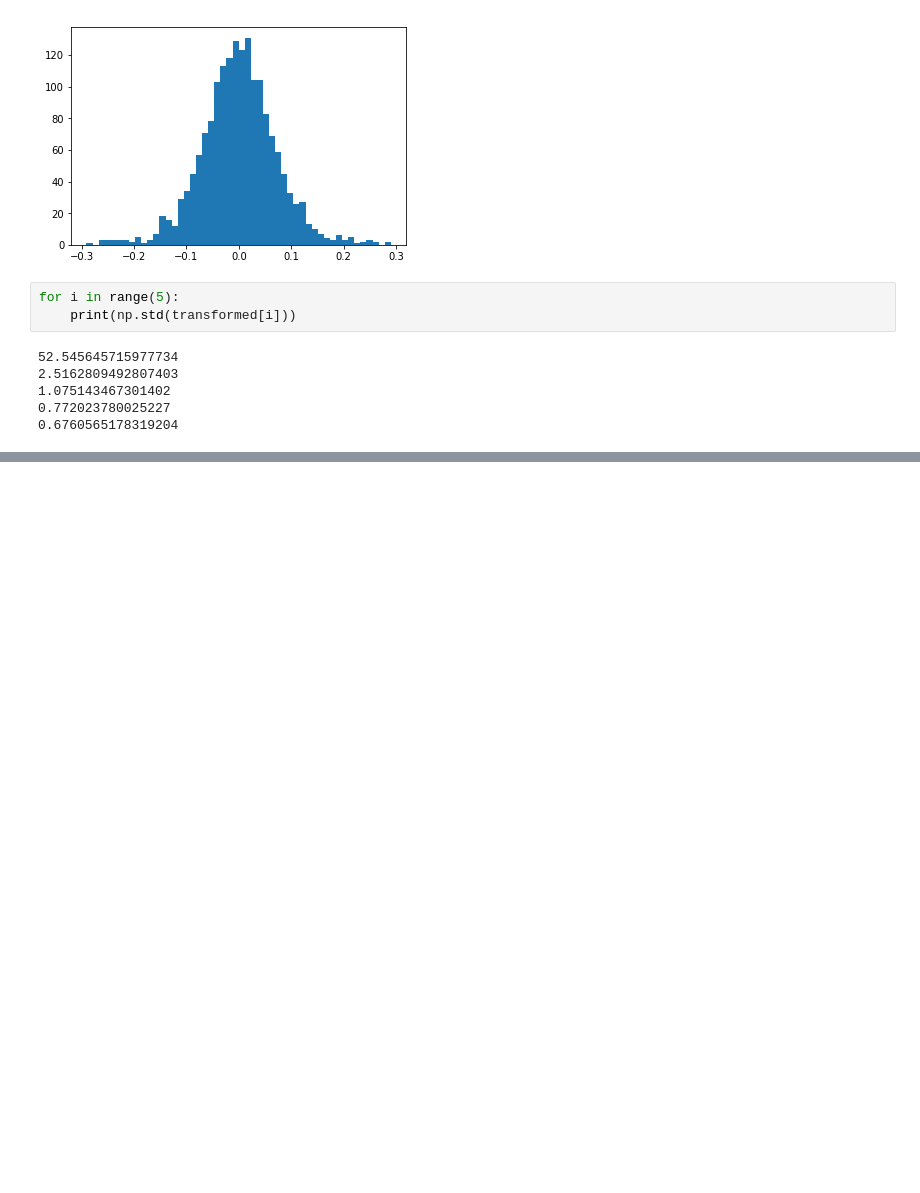
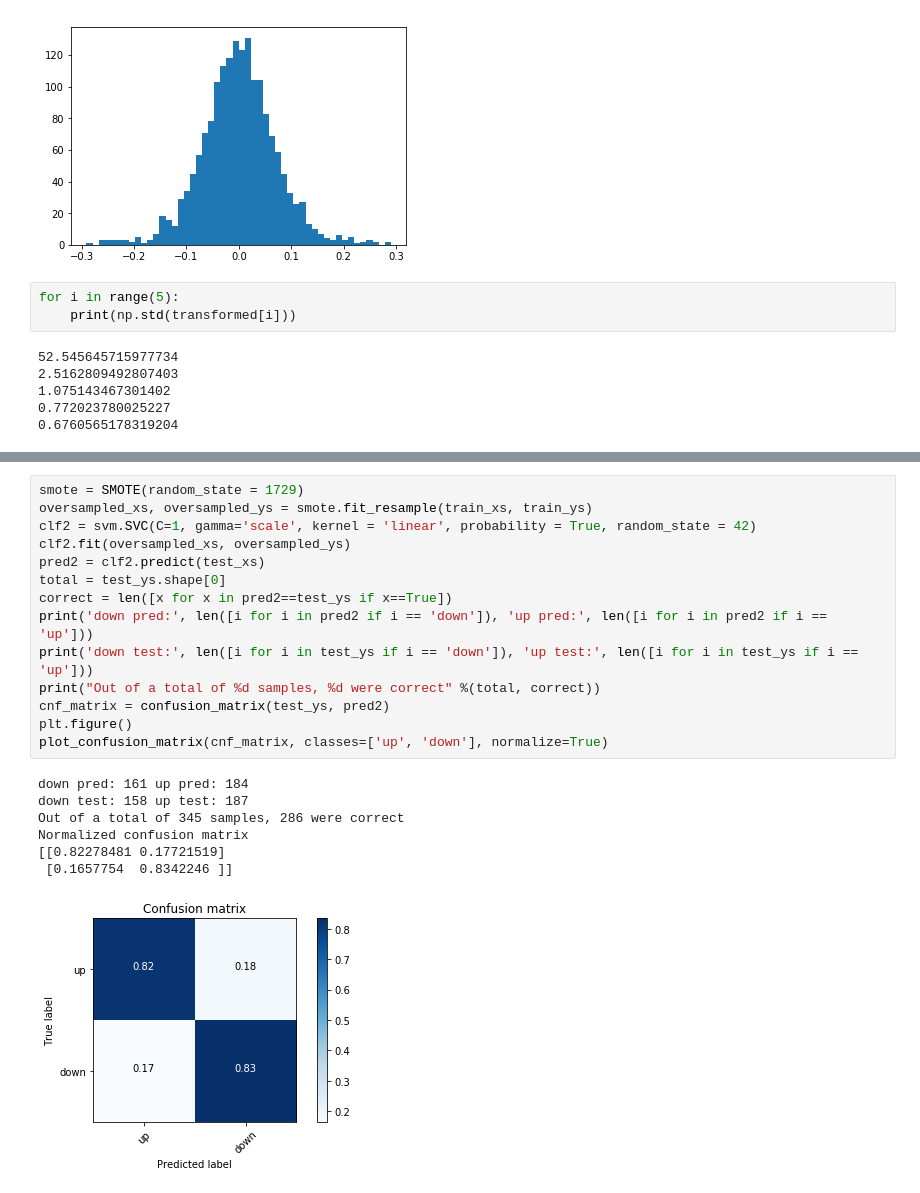
Before and after one commit to samsenko/stock-direction-prediction, a Jupyter notebook: Stock_Direction_Prediction.ipynb, the cells around one changed output, grey strips where cells are left out. Saved outputs shown, nothing was run; the diff lists cells and outputs as text; blank space fills up the shorter version.

```diff
--- a/Stock_Direction_Prediction.ipynb
+++ b/Stock_Direction_Prediction.ipynb
@@ -328,0 +365,22 @@ for i in range(5):
+# %%
+smote = SMOTE(random_state = 1729)
+oversampled_xs, oversampled_ys = smote.fit_resample(train_xs, train_ys)
+clf2 = svm.SVC(C=1, gamma='scale', kernel = 'linear', probability = True, random_state = 42)
+clf2.fit(oversampled_xs, oversampled_ys)
+pred2 = clf2.predict(test_xs)
+total = test_ys.shape[0]
+correct = len([x for x in pred2==test_ys if x==True])
+print('down pred:', len([i for i in pred2 if i == 'down']), 'up pred:', len([i for i in pred2 if i == 'up']))
+print('down test:', len([i for i in test_ys if i == 'down']), 'up test:', len([i for i in test_ys if i == 'up']))
+print("Out of a total of %d samples, %d were correct" %(total, correct))
+cnf_matrix = confusion_matrix(test_ys, pred2)
+plt.figure()
+plot_confusion_matrix(cnf_matrix, classes=['up', 'down'], normalize=True)
+# %% [output]
+down pred: 161 up pred: 184
+down test: 158 up test: 187
+Out of a total of 345 samples, 286 were correct
+Normalized confusion matrix
+[[0.82278481 0.17721519]
+ [0.1657754  0.8342246 ]]
+[figure, added]
```
Also changed, not shown: parts of 7 cells of this notebook.
